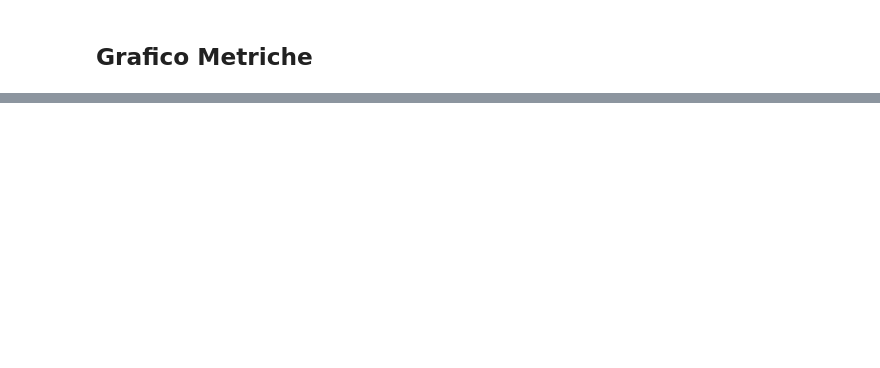
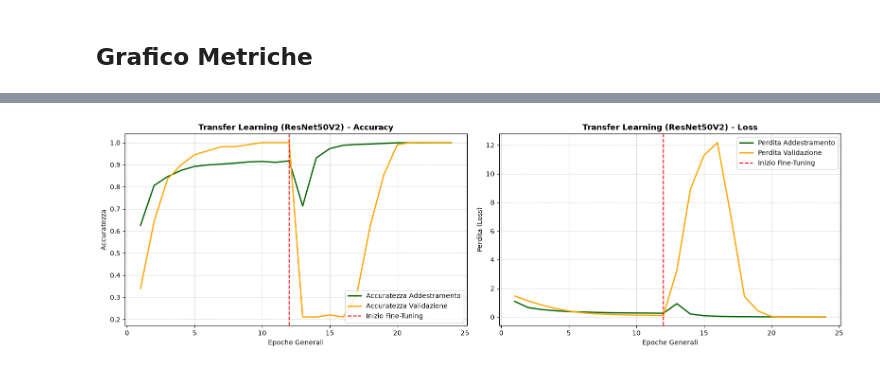
Before and after one commit to SpinelliEdoardo/Deep_Learning, a Jupyter notebook: esame/esame_parte1.ipynb, the cells around one changed output, grey strips where cells are left out. Cells and saved outputs as stored; diff of their text form; code cells hidden in the pictures; blank space fills up the shorter version.

```diff
--- a/esame/esame_parte1.ipynb
+++ b/esame/esame_parte1.ipynb
@@ -343,0 +699,43 @@ plt.show()
+# %%
+import matplotlib.pyplot as plt
+
+# 1. Unione delle storie di addestramento (Fase 1 + Fase 2)
+acc_resnet = history_tl_phase1.history['accuracy'] + history_tl_phase2.history['accuracy']
+val_acc_resnet = history_tl_phase1.history['val_accuracy'] + history_tl_phase2.history['val_accuracy']
+
+loss_resnet = history_tl_phase1.history['loss'] + history_tl_phase2.history['loss']
+val_loss_resnet = history_tl_phase1.history['val_loss'] + history_tl_phase2.history['val_loss']
+
+# Punto di passaggio al Fine-Tuning
+split_epoch = len(history_tl_phase1.history['accuracy'])
+total_epochs = range(1, len(acc_resnet) + 1)
+
+# 2. Creazione della figura con i due grafici
+plt.figure(figsize=(16, 5))
+
+# Grafico 1: Accuratezza (Accuracy)
+plt.subplot(1, 2, 1)
+plt.plot(total_epochs, acc_resnet, label='Accuratezza Addestramento', color='darkgreen', linewidth=2)
+plt.plot(total_epochs, val_acc_resnet, label='Accuratezza Validazione', color='orange', linewidth=2)
+plt.axvline(x=split_epoch, color='red', linestyle='--', label='Inizio Fine-Tuning')
+plt.title('Transfer Learning (ResNet50V2) - Accuracy', fontsize=12, fontweight='bold')
+plt.xlabel('Epoche Generali')
+plt.ylabel('Accuratezza')
+plt.legend(loc='lower right')
+plt.grid(True, linestyle='--', alpha=0.6)
+
+# Grafico 2: Perdita (Loss)
+plt.subplot(1, 2, 2)
+plt.plot(total_epochs, loss_resnet, label='Perdita Addestramento', color='darkgreen', linewidth=2)
+plt.plot(total_epochs, val_loss_resnet, label='Perdita Validazione', color='orange', linewidth=2)
+plt.axvline(x=split_epoch, color='red', linestyle='--', label='Inizio Fine-Tuning')
+plt.title('Transfer Learning (ResNet50V2) - Loss', fontsize=12, fontweight='bold')
+plt.xlabel('Epoche Generali')
+plt.ylabel('Perdita (Loss)')
+plt.legend(loc='upper right')
+plt.grid(True, linestyle='--', alpha=0.6)
+
+plt.tight_layout()
+plt.show()
+# %% [output]
+[figure, added]
```
Also changed, not shown: parts of 22 cells of this notebook.
